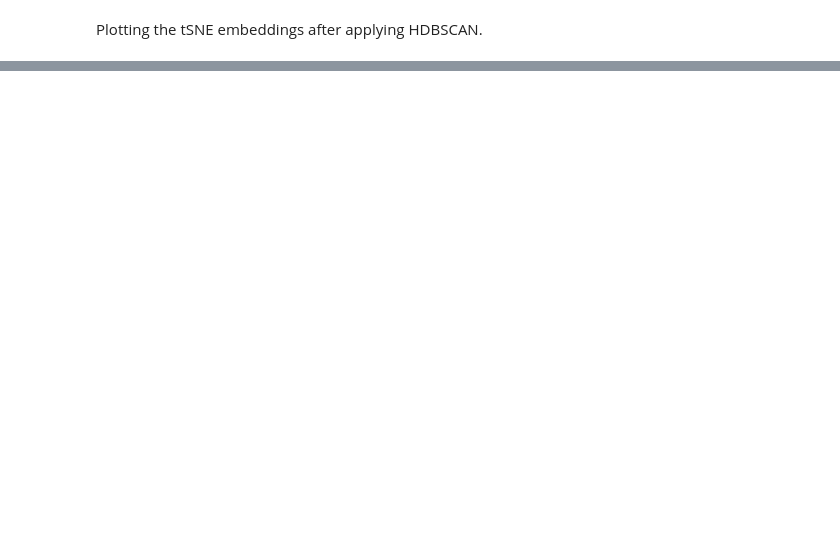
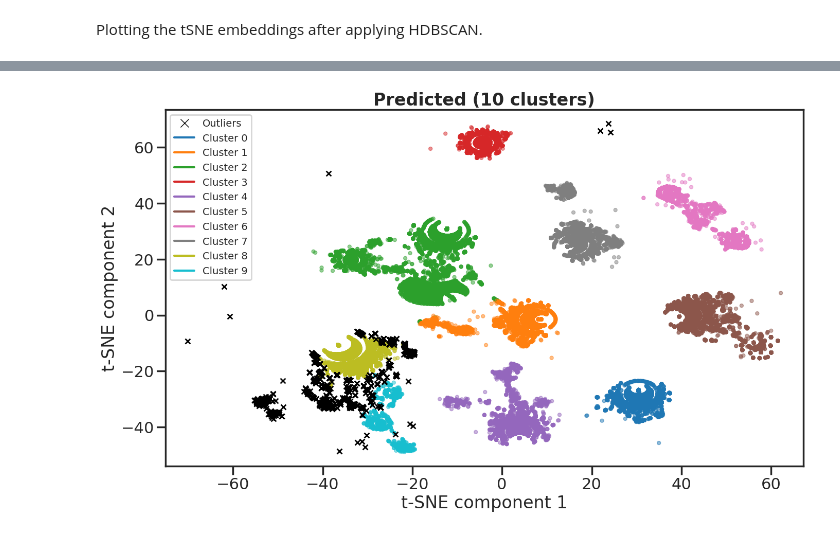
Before and after one commit to lanl/prime, a Jupyter notebook: notebooks/clustering/hdbscan_clustering-rbd_omicron.ipynb, the cells around one changed output, grey strips where cells are left out. Cells and saved outputs as stored; diff of their text form; code cells hidden in the pictures; blank space fills up the shorter version.

```diff
--- a/notebooks/clustering/hdbscan_clustering-rbd_omicron.ipynb
+++ b/notebooks/clustering/hdbscan_clustering-rbd_omicron.ipynb
@@ -138,2 +144,94 @@ min_sample 750, min_cluster_size 25000: (Silhouette Coefficient 0.48, Adjusted R
 # %% [markdown]
 Plotting the tSNE embeddings after applying HDBSCAN.
+# %%
+import pandas as pd
+import numpy as np
+import seaborn as sns
+import matplotlib.pyplot as plt
+import hdbscan
+from sklearn.metrics import silhouette_score, adjusted_rand_score
+
+def plot_prediction(embedding_matrix, info_df, hdb_labels, save_as, x_min_width_buffer=2, colormap="colorblind"):
+    # Create a DataFrame for easier plotting
+    plot_df = pd.DataFrame({
+        't-SNE component 1': embedding_matrix[:, 0],
+        't-SNE component 2': embedding_matrix[:, 1],
+        'Cluster': hdb_labels,
+        'Seq ID': info_df['seq_id'],
+        'Variant': info_df['variant'],
+    })
+    marker_size = 25
+
+    # Define a cluster color palette
+    unique_clusters = np.unique(plot_df['Cluster'])
+    cluster_color_palette = sns.color_palette(colormap, n_colors=len(unique_clusters))
+    cluster_color_dict = {label: color for label, color in zip(unique_clusters[unique_clusters != -1], cluster_color_palette)}
+    cluster_color_dict[-1] = 'black'  # Set outliers to x
+
+    sns.set_style('ticks')
+    sns.set_context("poster")
+    fig, ax = plt.subplots(figsize=(16, 9))
+
+    #####################################################
+
+    # Scatterplot for non-outliers
+    sns.scatterplot(
+        data=plot_df[plot_df['Cluster'] != -1],  # Exclude outliers
+        x='t-SNE component 1', y='t-SNE component 2',
+        hue='Cluster', palette=cluster_color_dict,
+        s=marker_size, alpha=0.5, edgecolor=None, linewidth=1,
+    )
+
+    # Scatterplot for outliers (Cluster = -1)
+    sns.scatterplot(
+        data=plot_df[plot_df['Cluster'] == -1],  # Select only outliers
+        x='t-SNE component 1', y='t-SNE component 2',
+        marker='x',
+        s=marker_size*2, color='black', linewidth=2,
+    )
+
+    ax.set_title(f"Predicted ({len(unique_clusters[unique_clusters != -1])} clusters)", ha='center', fontweight='bold')
+    ax.set_xlim((plot_df['t-SNE component 1'].min()-x_min_width_buffer, plot_df['t-SNE component 1'].max()+5))
+    ax.set_ylim(plot_df['t-SNE component 2'].min()-5, plot_df['t-SNE component 2'].max()+5),
+
+    # Legend
+    cluster_handles = [plt.Line2D([0], [0], marker='x', color='black', linestyle='none', label='Outliers')]
+    cluster_handles += [
+        plt.Line2D([0], [0], color=cluster_color_dict[cluster], label=f'Cluster {cluster}')
+        for cluster in unique_clusters if cluster != -1
+    ]
+    ax.legend(handles=cluster_handles)
+    sns.move_legend(ax, "upper left", fontsize=14)
+
+    #####################################################
+
+    plt.savefig(f"{save_as}.pdf", format="pdf", dpi=300, bbox_inches='tight')
+    plt.savefig(f"{save_as}.png", format="png", dpi=300, bbox_inches='tight')
+    plt.show()
+
+min_samples=1250
+min_cluster_size=6000
+
+# Cluster
+hdb_labels = hdbscan.HDBSCAN(
+    min_samples=min_samples,
+    min_cluster_size=min_cluster_size,
+    core_dist_n_jobs=-1  # Enable parallel processing
+).fit(embedding_matrix_reduced).labels_
+
+# Evaluate clustering
+silhouette_avg = silhouette_score(embedding_matrix_reduced, hdb_labels)
+print(f"min_sample {min_samples}, min_cluster_size {min_cluster_size}: Silhouette Coefficient: {silhouette_avg:.2f}")
+save_as = f"RBD.O.tSNE-perp{perplexity}.HDBSCAN-ms{min_samples}_mcs{min_cluster_size}-sc{silhouette_avg:.2f}"
+
+# Call the function
+plot_prediction(embedding_matrix_reduced, info_df, hdb_labels, save_as, x_min_width_buffer=5, colormap="tab10")
+
+# Create the truth table
+truth_table_percent = pd.crosstab(info_df["variant"], hdb_labels,
+                                rownames=['Ground Truth'],
+                                colnames=['Predicted Clusters'],
+                                normalize='index')  # Normalize along the index (rows)
+truth_table_percent = (truth_table_percent * 100).round(2)
+truth_table_percent
+# %% [output]
@@ -139,0 +239 @@ Plotting the tSNE embeddings after applying HDBSCAN.
+[figure, added]
```
Also changed, not shown: parts of 18 cells of this notebook, 14 other files.
